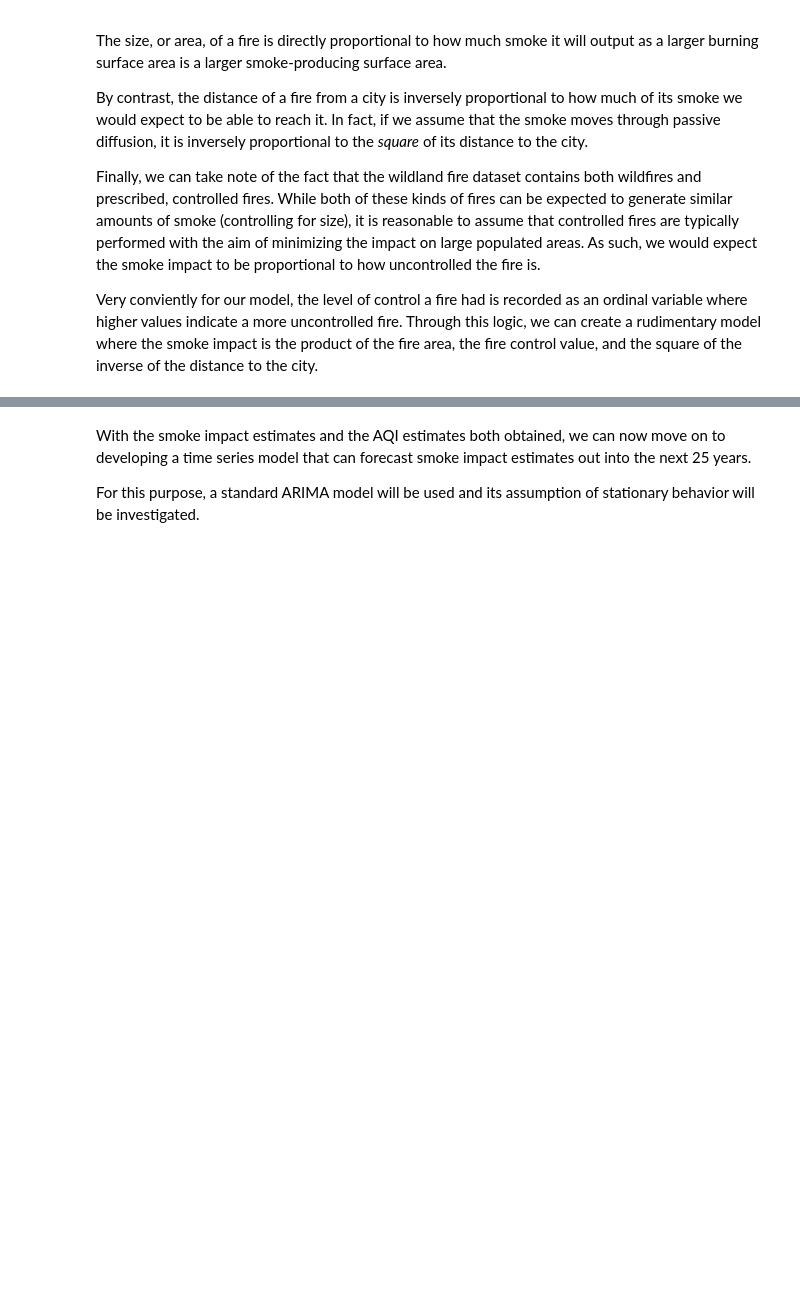
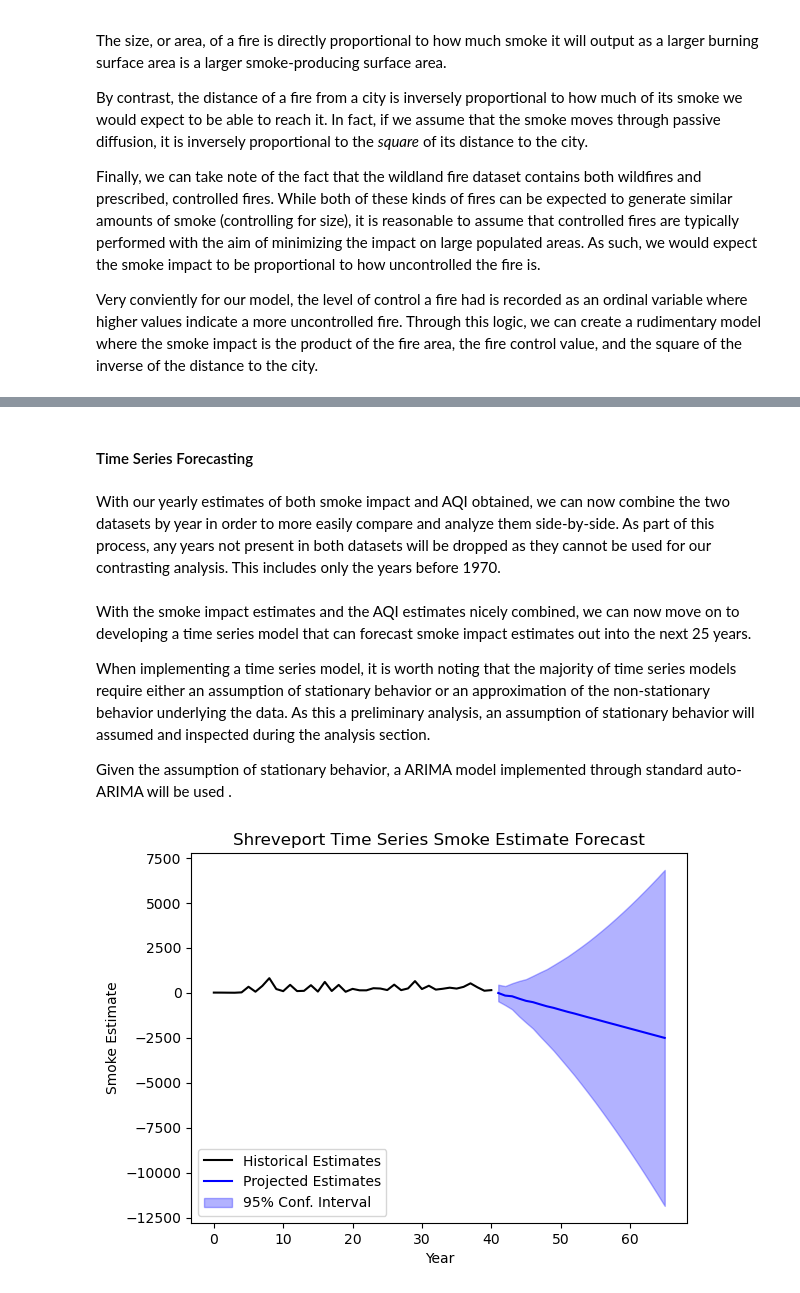
Before and after one commit to BrunoB42/DATA512Project, a Jupyter notebook: Part1CommonAnalysis.ipynb, the cells around one changed output, grey strips where cells are left out. Cells and saved outputs as stored; diff of their text form; code cells hidden in the pictures; blank space fills up the shorter version.

```diff
--- a/Part1CommonAnalysis.ipynb
+++ b/Part1CommonAnalysis.ipynb
@@ -530,4 +580,33 @@ Very conviently for our model, the level of control a fire had is recorded as an
+# %% [markdown]
+#### Time Series Forecasting
+# %% [markdown]
+With our yearly estimates of both smoke impact and AQI obtained, we can now combine the two datasets by year in order to more easily compare and analyze them side-by-side. As part of this process, any years not present in both datasets will be dropped as they cannot be used for our contrasting analysis. This includes only the years before 1970.
+# %%
+# Merging annual datasets together
+annual_est_df = pd.merge(wildfire_annual_smoke_impact_est_df, aqi_est_df_yearly, left_on="Fire_Year", right_on="year", how="inner")
+# Imputing NaN values with 0 to make aqi's missing value format match that of the smoke impact estimate
+# (and dropping redundant Fire_Year column)
+annual_est_df = annual_est_df.drop("Fire_Year", axis=1).fillna(0)
 # %% [markdown]
-With the smoke impact estimates and the AQI estimates both obtained, we can now move on to developing a time series model that can forecast smoke impact estimates out into the next 25 years.
+With the smoke impact estimates and the AQI estimates nicely combined, we can now move on to developing a time series model that can forecast smoke impact estimates out into the next 25 years.
 
-For this purpose, a standard ARIMA model will be used and its assumption of stationary behavior will be investigated.
+When implementing a time series model, it is worth noting that the majority of time series models require either an assumption of stationary behavior or an approximation of the non-stationary behavior underlying the data. As this a preliminary analysis, an assumption of stationary behavior will assumed and inspected during the analysis section.
+
+Given the assumption of stationary behavior, a ARIMA model implemented through standard auto-ARIMA will be used .
+# %%
+# Training ARIMA model
+smoke_ARIMA_model = pm.auto_arima(annual_est_df.smoke_impact_proportional, start_p=0, start_q=0, test='adf', stepwise=True)
+# Generating smoke impact forecasts and confidence intervals for 25 years into the future
+smoke_forecast, smoke_forecast_CI = smoke_ARIMA_model.predict(n_periods=25, return_conf_int=True)
+# %%
+# Plotting forecast and uncertainty
+plt.plot(annual_est_df.smoke_impact_proportional, color="k", label="Historical Estimates")
+plt.plot(smoke_forecast, color="b", label="Projected Estimates")
+plt.fill_between(smoke_forecast.index, smoke_forecast_CI[:,0], smoke_forecast_CI[:,1], color='b', alpha=.30 , label = "95% Conf. Interval")
+plt.title("Shreveport Time Series Smoke Estimate Forecast")
+plt.xlabel("Year")
+plt.ylabel("Smoke Estimate")
+plt.legend(loc="lower left")
+plt.show()
+# %% [output]
+[figure, added]
```
Also changed, not shown: parts of 31 cells of this notebook.
